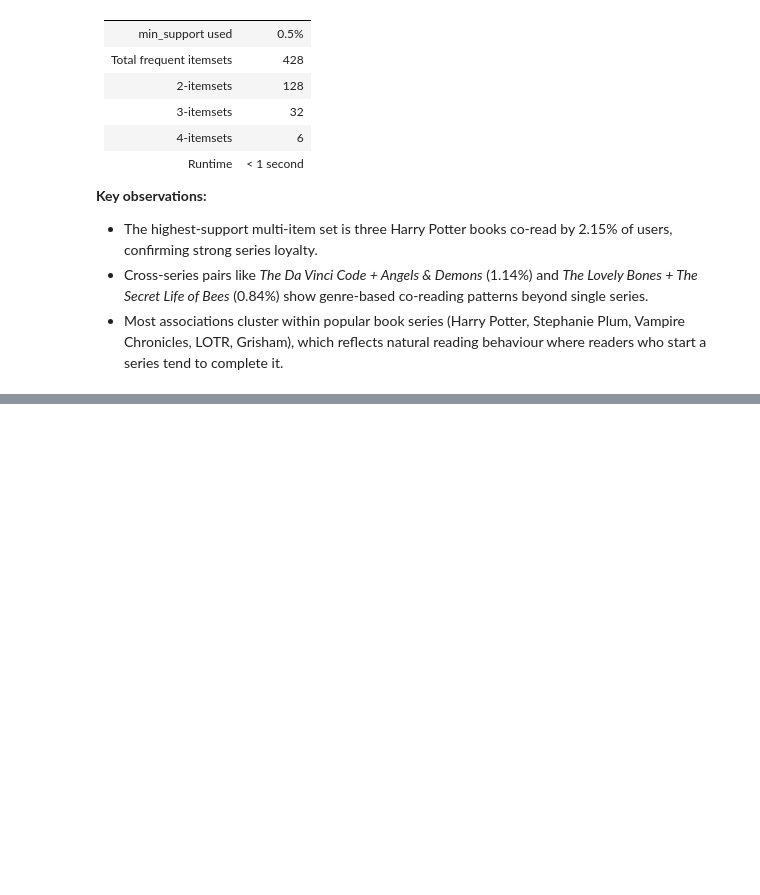
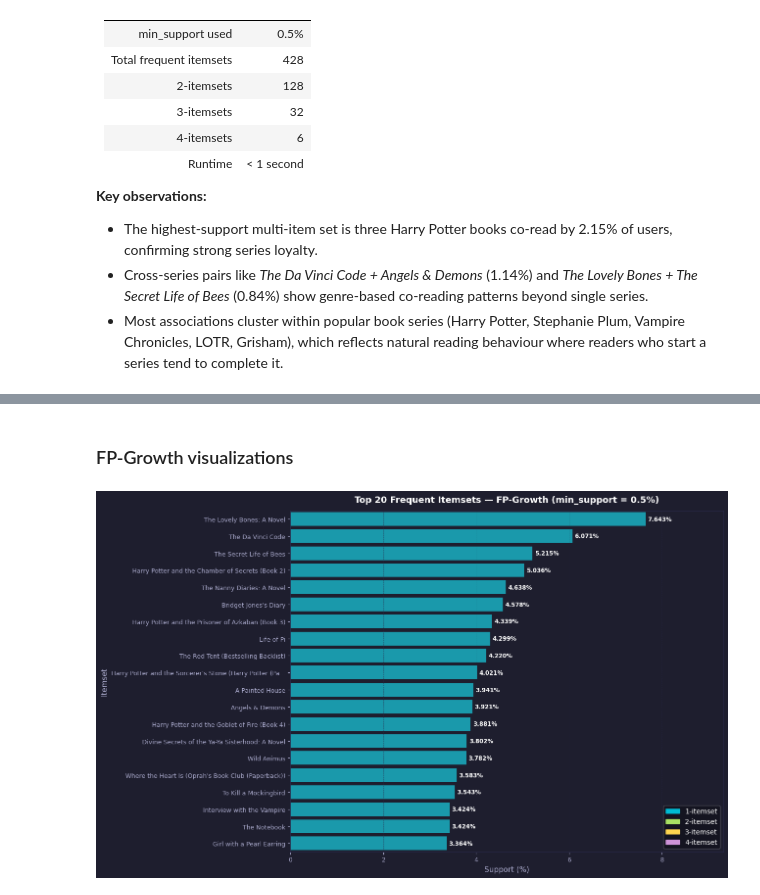
Before and after one commit to olkanth/MSCS_634_Lab_6, a Jupyter notebook: MSCS_634_Lab_6.ipynb, the cells around one changed output, grey strips where cells are left out. Drawn from its saved outputs; the diff is of its cells as text; code cells hidden in the pictures; blank space fills up the shorter version.

Commit message:
FP-Growth

```diff
--- a/MSCS_634_Lab_6.ipynb
+++ b/MSCS_634_Lab_6.ipynb
@@ -821,0 +893,11 @@ plt.show(); plt.close()
+# %%
+# All multi-item frequent itemsets
+multi = fp_itemsets[fp_itemsets['length'] >= 2]
+print(f'All Multi-Item Frequent Itemsets — {len(multi)} total\n')
+for k in [2, 3, 4]:
+    sub = multi[multi['length'] == k]
+    if not sub.empty:
+        print(f'── {k}-Itemsets ({len(sub)} found) ──')
+        for _, row in sub.iterrows():
+            print(f"  {row['support_pct']:.3f}%  {' + '.join(sorted(row['itemsets']))[:90]}")
+        print()
@@ -821,0 +922,34 @@ plt.show(); plt.close()
+# %% [markdown]
+### FP-Growth visualizations
+# %%
+# Top 20 Frequent Itemsets
+top20_vis = fp_itemsets.head(20).copy()
+top20_vis['label'] = top20_vis['itemsets'].apply(lambda x: short_label(x, 55))
+
+fig, ax = plt.subplots(figsize=(13, 8), facecolor=BG)
+ax.set_facecolor(BG)
+sns.barplot(
+    data=top20_vis, y='label', x='support_pct',
+    palette=[SIZE_COLORS[l] for l in top20_vis['length']],
+    orient='h', ax=ax, edgecolor='none', alpha=0.90
+)
+for i, (_, row) in enumerate(top20_vis.iterrows()):
+    ax.text(row['support_pct'] + 0.05, i,
+            f"{row['support_pct']:.3f}%",
+            va='center', color='white', fontsize=8.5, fontweight='bold')
+
+patches = [mpatches.Patch(color=v, label=f'{k}-itemset') for k,v in SIZE_COLORS.items()]
+ax.legend(handles=patches, loc='lower right', framealpha=0.3, fontsize=10)
+ax.set_title('Top 20 Frequent Itemsets — FP-Growth (min_support = 0.5%)',
+             color='white', fontsize=13, fontweight='bold', pad=12)
+ax.set_xlabel('Support (%)', color='#AAAACC', fontsize=11)
+ax.set_ylabel('Itemset', color='#AAAACC', fontsize=11)
+ax.tick_params(colors='#AAAACC', labelsize=9)
+for sp in ax.spines.values(): sp.set_edgecolor(GRID)
+ax.grid(axis='x', color=GRID, ls='--', lw=0.5, alpha=0.6)
+ax.set_xlim(0, top20_vis['support_pct'].max() * 1.22)
+plt.tight_layout()
+plt.savefig('fig_s3_top20_barplot.png', dpi=130, bbox_inches='tight', facecolor=BG)
+plt.show(); plt.close()
+# %% [output]
+[figure, added]
```
Also changed, not shown: parts of 15 cells of this notebook.
